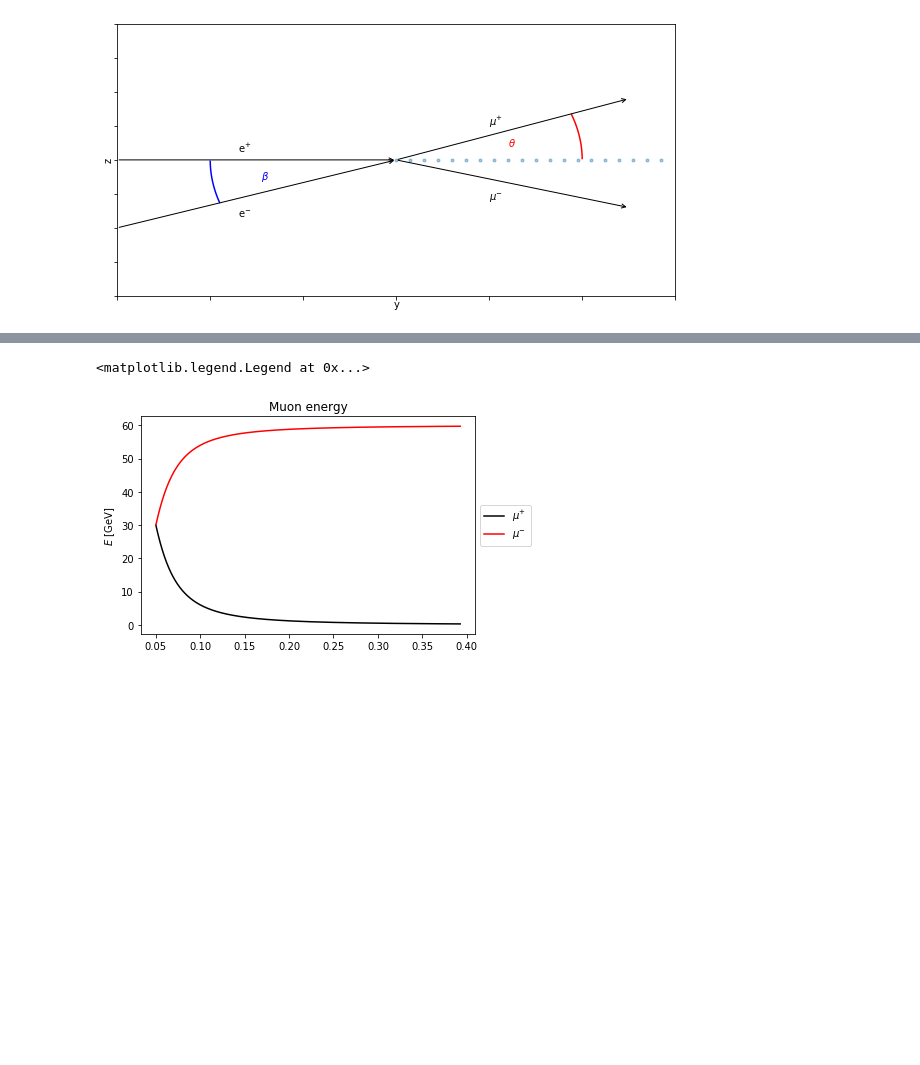
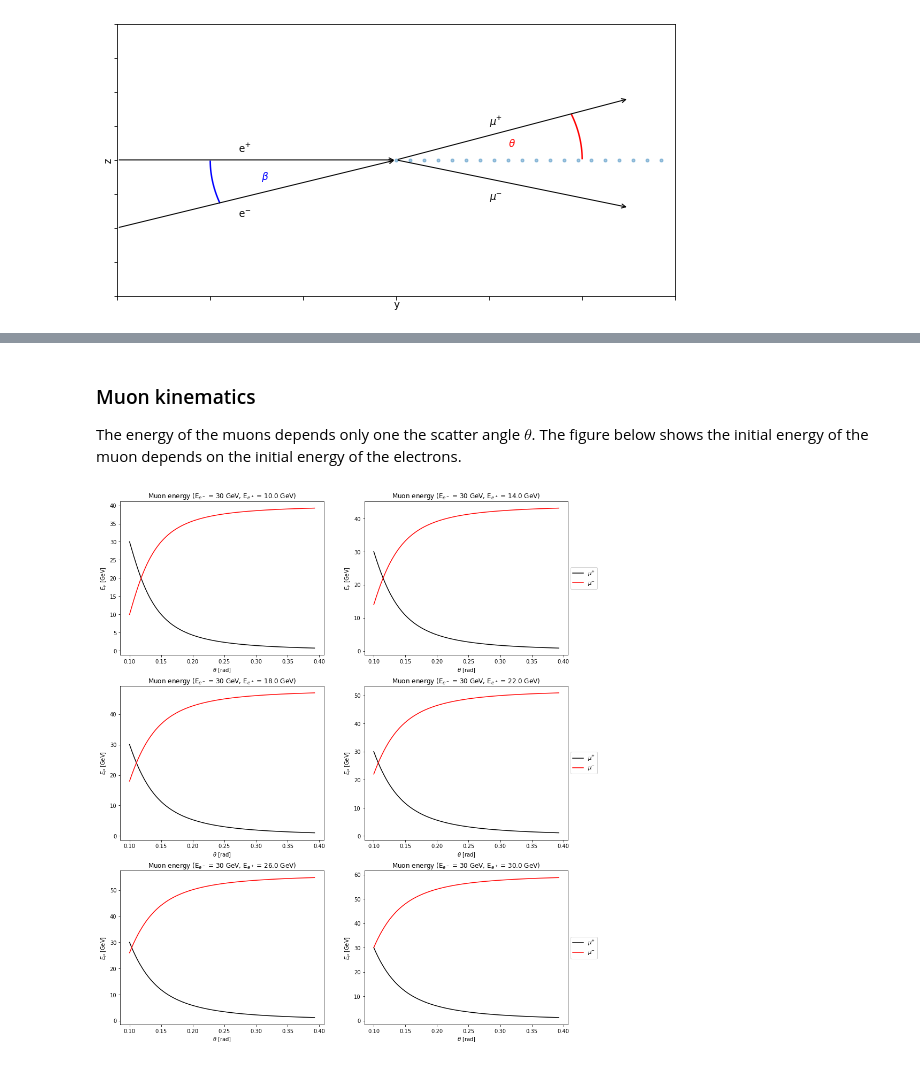
Before and after one commit to DaveBrun94/MuonCollider, a Jupyter notebook: notebook/cross.ipynb, the cells around one changed output, grey strips where cells are left out. Drawn from its saved outputs; the diff is of its cells as text; code cells hidden in the pictures; blank space fills up the shorter version.

```diff
--- a/notebook/cross.ipynb
+++ b/notebook/cross.ipynb
@@ -161,18 +190,0 @@ resLine = [newton(lambda b, Ep: s(E_, Ep, b) - mRes**2, beta, args=(EPlus,)) for
-# %%
-EPlusG, betaG = meshgrid(EPlus, beta)
-
-for i, E_ in enumerate(EMinus):
-
-    sqrtS = array([sqrt(s(E, E_, t)) for (E, t) in zip(EPlusG, betaG)]) ##[GeV]
-
-    fig, ax = plt.subplots()
-    ax.set_title(r"E(e$^{Q}$) = {E} GeV".format(Q="-", E=E_))
-    ax.set_xlabel(r"E(e$^{+}$) [GeV]")
-    ax.set_ylabel(r"$\beta$ [rad]")
-    ax.set_ylim(beta[0], beta[-1])
-
-    ax.plot(EPlus, resLine[i], color="black")
-    ax.text(EPlus[40], resLine[i][40], r"m(J/$\psi)$")
-    cs = ax.contourf(EPlusG, betaG, sqrtS)
-    cb =fig.colorbar(cs, ax=ax)
-    cb.set_label(r"$\sqrt{s}$ [GeV]")
@@ -185,18 +225,26 @@ for i, E_ in enumerate(EMinus):
+# %% [markdown]
+### Muon kinematics
+
+The energy of the muons depends only one the scatter angle $\theta$. The figure below shows the initial energy of the muon depends on the initial energy of the electrons.
 # %%
-beta = 0.05#rad
+beta = 0.1#rad
 theta = linspace(beta, pi/8, 1000) #rad
 E_= 30 #GeV
-EPlus = 30 #GeV
 
-muP = [pMu(E_, EPlus, beta, t) for t in theta]
-mu_ = [E_+ EPlus - muE for muE in muP]
+EPlus = linspace(10, 30, 6) #GeV
+fig, ax = plt.subplots(int(len(EPlus)/2), 2, figsize=(15, 18))
+ax = ax.flatten()
 
-fig, ax = plt.subplots()
-ax.set_title(r"Muon energy")
-ax.set_ylabel(r"$E$ [GeV]")
-ax.plot(theta, muP, color="black", label = r"$\mu^{+}$")
-ax.plot(theta, mu_, color="red", label = r"$\mu^{-}$")
-ax.legend(loc='center left', bbox_to_anchor=(1, 0.5))
+for i, Ep in enumerate(EPlus):
+    muP = [pMu(E_, Ep, beta, t) for t in theta]
+    mu_ = [E_+ Ep - muE for muE in muP]
+
+    ax[i].set_title(r"Muon energy (E$_{e^-}$ = 30 GeV, E$_{e^+}$ =" + " {} GeV)".format(Ep))
+    ax[i].set_xlabel(r"$\theta$ [rad]")
+    ax[i].set_ylabel(r"$E_{\mu}$ [GeV]")
+    ax[i].plot(theta, muP, color="black", label = r"$\mu^{+}$")
+    ax[i].plot(theta, mu_, color="red", label = r"$\mu^{-}$")
+    if i%2 != 0:
+        ax[i].legend(loc='center left', bbox_to_anchor=(1, 0.5))
 # %% [output]
-<matplotlib.legend.Legend at 0x...>
-[figure, old version]
+[figure, new version]
```
Also changed, not shown: parts of 14 cells of this notebook.
